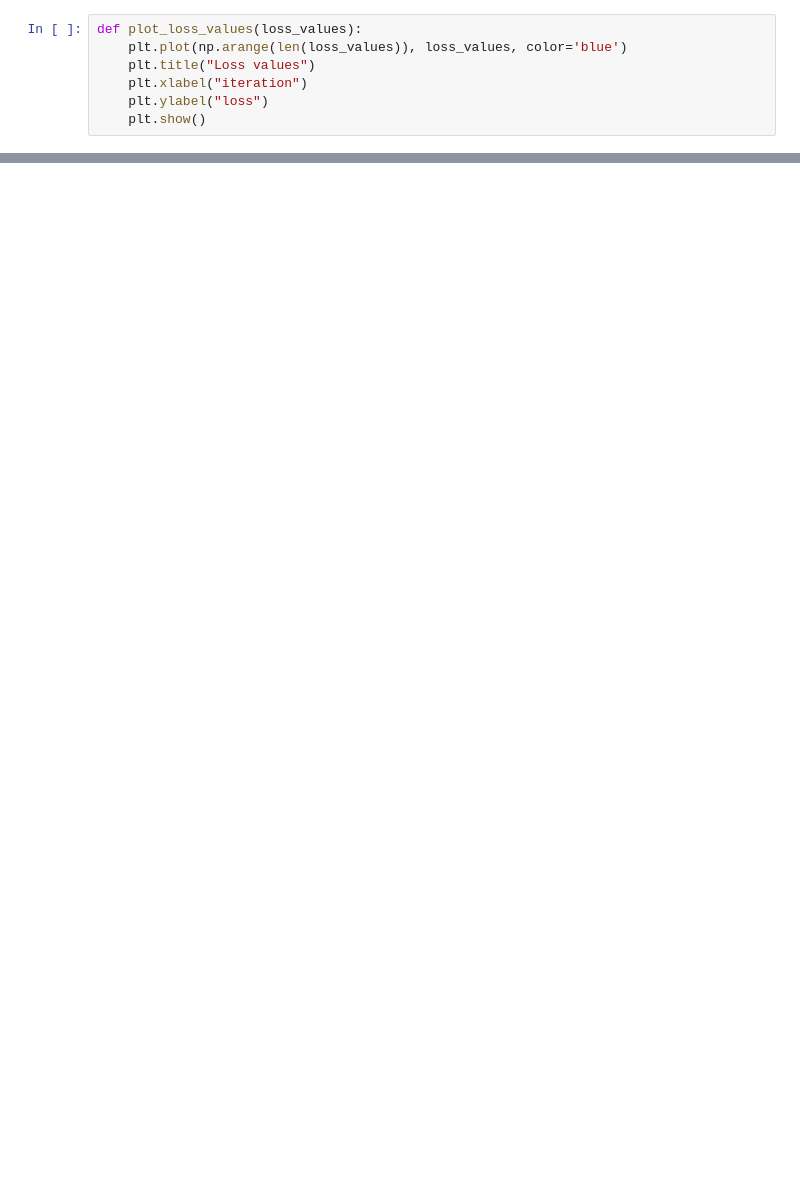
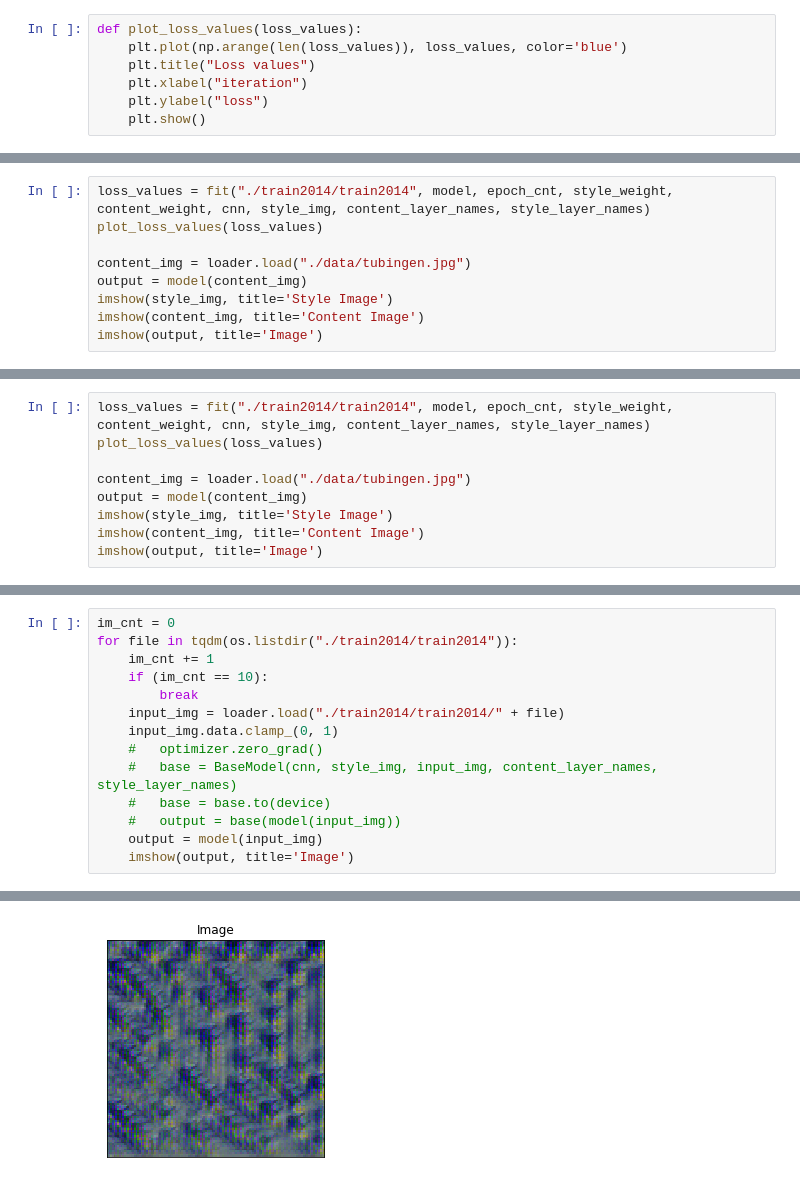
Before and after one commit to VadimFarutin/neural-style-transfer, a Jupyter notebook: neural-style-transfer/notebooks/PSPM.ipynb, the cells around one changed output, grey strips where cells are left out. Drawn from its saved outputs; the diff is of its cells as text; blank space fills up the shorter version.

```diff
--- a/neural-style-transfer/notebooks/PSPM.ipynb
+++ b/neural-style-transfer/notebooks/PSPM.ipynb
@@ -309,0 +306,9 @@ def plot_loss_values(loss_values):
+# %%
+loss_values = fit("./train2014/train2014", model, epoch_cnt, style_weight, content_weight, cnn, style_img, content_layer_names, style_layer_names)
+plot_loss_values(loss_values)
+
+content_img = loader.load("./data/tubingen.jpg")
+output = model(content_img)
+imshow(style_img, title='Style Image')
+imshow(content_img, title='Content Image')
+imshow(output, title='Image')
@@ -310,3 +319,12 @@ def plot_loss_values(loss_values):
+# %%
+loss_values = fit("./train2014/train2014", model, epoch_cnt, style_weight, content_weight, cnn, style_img, content_layer_names, style_layer_names)
+plot_loss_values(loss_values)
+
+content_img = loader.load("./data/tubingen.jpg")
+output = model(content_img)
+imshow(style_img, title='Style Image')
+imshow(content_img, title='Content Image')
+imshow(output, title='Image')
 # %%
 plot_loss_values(loss_values)
 # %% [output]
@@ -313,0 +332,15 @@ plot_loss_values(loss_values)
+# %%
+im_cnt = 0
+for file in tqdm(os.listdir("./train2014/train2014")):
+    im_cnt += 1
+    if (im_cnt == 10):
+        break
+    input_img = loader.load("./train2014/train2014/" + file)
+    input_img.data.clamp_(0, 1)
+    #   optimizer.zero_grad()
+    #   base = BaseModel(cnn, style_img, input_img, content_layer_names, style_layer_names)
+    #   base = base.to(device)
+    #   output = base(model(input_img))
+    output = model(input_img)
+    imshow(output, title='Image')
+# %% [output]
@@ -313,0 +348 @@ plot_loss_values(loss_values)
+[figure, added]
```
Also changed, not shown: parts of 9 cells of this notebook.
